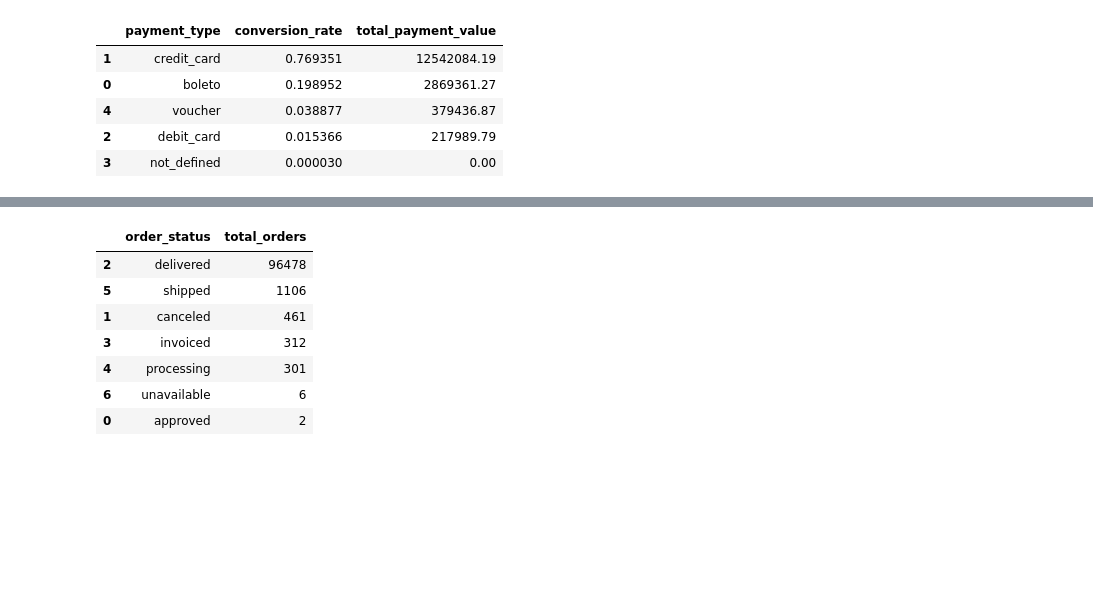
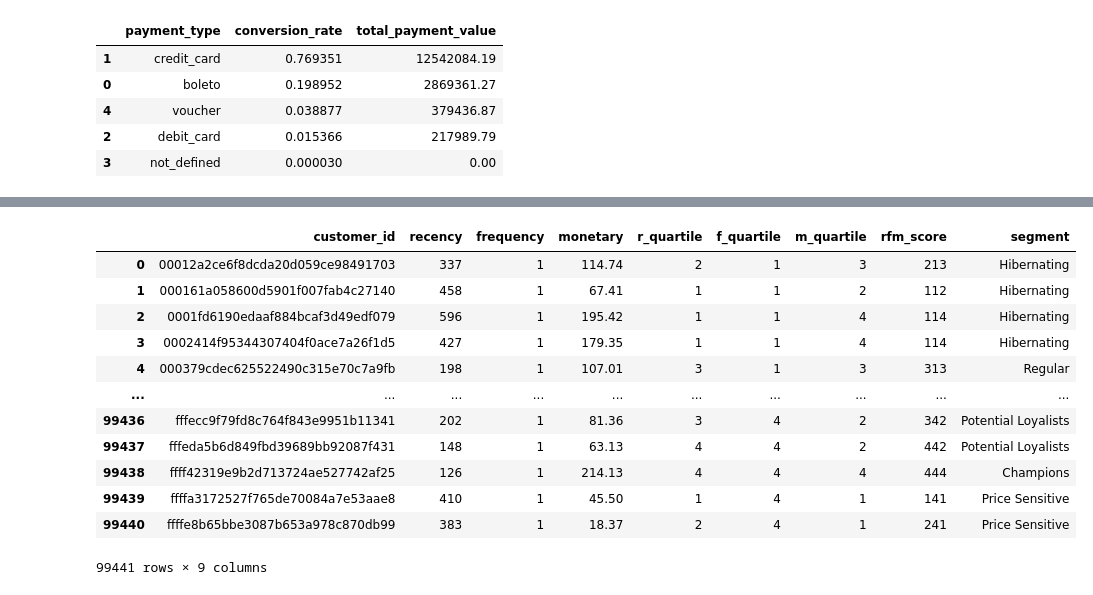
Before and after one commit to kenia-cisneros-a11y/e-comerce_olist_data, a Jupyter notebook: tests.ipynb, the cells around one changed output, grey strips where cells are left out. Saved outputs shown, nothing was run; the diff lists cells and outputs as text; code cells hidden in the pictures; blank space fills up the shorter version.

```diff
--- a/tests.ipynb
+++ b/tests.ipynb
@@ -229,11 +188,18 @@ location_impact_analysis(customers_df, orders_df)
-# %%
-logistics_impact_analysis(order_items_df, orders_df)
-# %% [output]
-|  | order_status | total_orders |
-| 2 | delivered | 96478 |
-| 5 | shipped | 1106 |
-| 1 | canceled | 461 |
-| 3 | invoiced | 312 |
-| 4 | processing | 301 |
-| 6 | unavailable | 6 |
-| 0 | approved | 2 |
+# %%
+rfm, segment_summary, recommendations = rfm_customer_segmentation(orders_df, order_payments_df)
+# %%
+rfm
+# %% [output]
+|  | customer_id | recency | frequency | monetary | r_quartile | f_quartile | m_quartile | rfm_score | segment |
+| 0 | 00012a2ce6f8dcda20d059ce98491703 | 337 | 1 | 114.74 | 2 | 1 | 3 | 213 | Hibernating |
+| 1 | 000161a058600d5901f007fab4c27140 | 458 | 1 | 67.41 | 1 | 1 | 2 | 112 | Hibernating |
+| 2 | 0001fd6190edaaf884bcaf3d49edf079 | 596 | 1 | 195.42 | 1 | 1 | 4 | 114 | Hibernating |
+| 3 | 0002414f95344307404f0ace7a26f1d5 | 427 | 1 | 179.35 | 1 | 1 | 4 | 114 | Hibernating |
+| 4 | 000379cdec625522490c315e70c7a9fb | 198 | 1 | 107.01 | 3 | 1 | 3 | 313 | Regular |
+| ... | ... | ... | ... | ... | ... | ... | ... | ... | ... |
+| 99436 | fffecc9f79fd8c764f843e9951b11341 | 202 | 1 | 81.36 | 3 | 4 | 2 | 342 | Potential Loyalists |
+| 99437 | fffeda5b6d849fbd39689bb92087f431 | 148 | 1 | 63.13 | 4 | 4 | 2 | 442 | Potential Loyalists |
+| 99438 | ffff42319e9b2d713724ae527742af25 | 126 | 1 | 214.13 | 4 | 4 | 4 | 444 | Champions |
+| 99439 | ffffa3172527f765de70084a7e53aae8 | 410 | 1 | 45.50 | 1 | 4 | 1 | 141 | Price Sensitive |
+| 99440 | ffffe8b65bbe3087b653a978c870db99 | 383 | 1 | 18.37 | 2 | 4 | 1 | 241 | Price Sensitive |
+99441 rows × 9 columns
```
Also changed, not shown: parts of 28 cells of this notebook, 4 other files.
